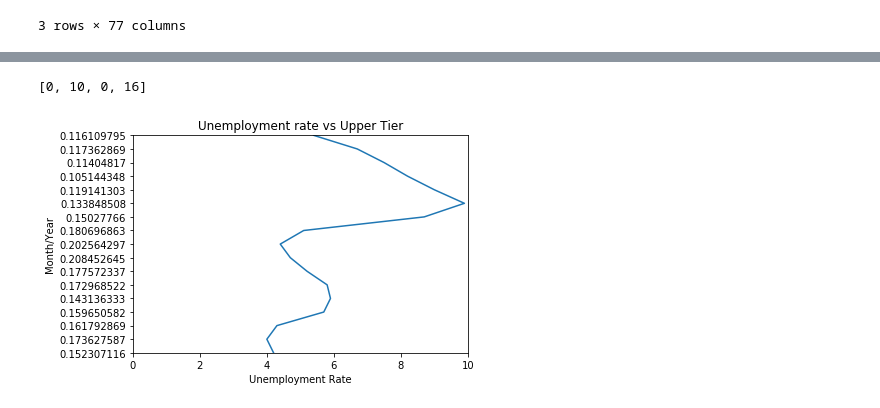
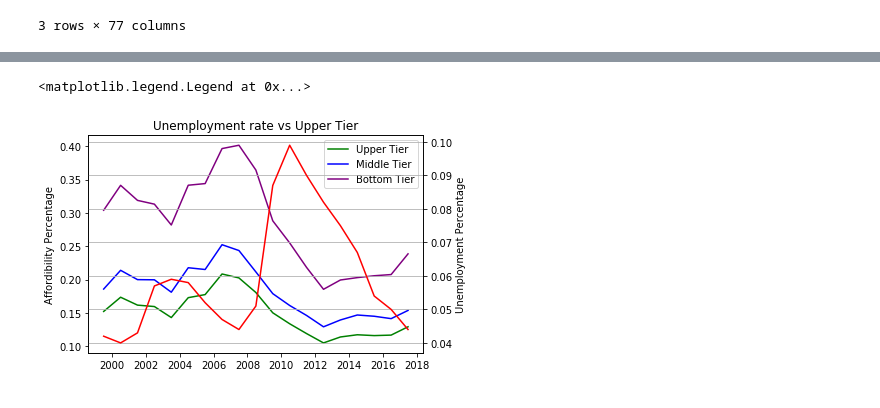
Before and after one commit to LoriHarris/Real_Estate_Affordability, a Jupyter notebook: Cleaning Labor, Income, and Education CSVs.ipynb, the cells around one changed output, grey strips where cells are left out. Drawn from its saved outputs; the diff is of its cells as text; code cells hidden in the pictures.

Commit message:
Finally got the chart done!

```diff
--- a/Cleaning Labor, Income, and Education CSVs.ipynb
+++ b/Cleaning Labor, Income, and Education CSVs.ipynb
@@ -103,7 +103,17 @@ mort_df2["Unemployment"] = [4.2, 4.3, 4.2, 4. , 4. , 4. , 3.9, 3.9, 4.3, 4.5, 5.
 mort_df3 = mort_df2.drop(mort_df2.index[-6:])
 #mort_df4 = mort_df3[mort_df3.tier != '6/']
 #mort_df3[mort_df3.tier != '3/']
-#mort_df3[mort_df3.tier != '9/']
+
 mort_df4 = mort_df3[::4]
-mort_df4
+
+mort_df4[["Upper Tier", "Middle Tier", "Bottom Tier", "Unemployment"]] = mort_df4[["Upper Tier", "Middle Tier", "Bottom Tier", "Unemployment"]].apply(pd.to_numeric)
+
+mort_df4["Unemployment"] = mort_df4["Unemployment"].div(100)
+mort_df4.style.format({
+    "Unemployment": "{:.2%}".format,
+    "Upper Tier": "{:.2%}".format,
+    "Middle Tier": "{:.2%}".format,
+    "Bottom Tier": "{:.2%}".format})
+mort_df4["tier"] = pd.to_datetime(mort_df4["tier"])
+mort_df4.dtypes
 # %% [output]
@@ -163,13 +150,18 @@ Name: Bottom Tier, dtype: object
 # %%
 rate = mort_df4["Unemployment"]
-
-plt.plot(rate, mort_df4["Upper Tier"])
-#plt.plot(rate, mort_df4["Middle Tier"])
-#plt.plot(rate, mort_df4["Bottom Tier"])
+date = mort_df4["tier"]
+fig, ax1 = plt.subplots()
+ax2 = ax1.twinx()
+ax1.plot(date, mort_df4["Upper Tier"], "g-")
+ax1.plot(date, mort_df4["Middle Tier"], "b-")
+ax1.plot(date, mort_df4["Bottom Tier"], "purple")
+ax2.plot(date, mort_df4["Unemployment"], "r-")
 plt.title("Unemployment rate vs Upper Tier")
 plt.xlabel("Unemployment Rate")
-plt.ylabel("Month/Year")
-plt.axis([0,10,0,16])
+ax1.set_ylabel("Affordibility Percentage")
+ax2.set_ylabel("Unemployment Percentage")
+plt.grid()
+ax1.legend()
 # %% [output]
-[0, 10, 0, 16]
+<matplotlib.legend.Legend at 0x...>
-[figure, old version]
+[figure, new version]
```
Also changed, not shown: parts of 6 cells of this notebook.
